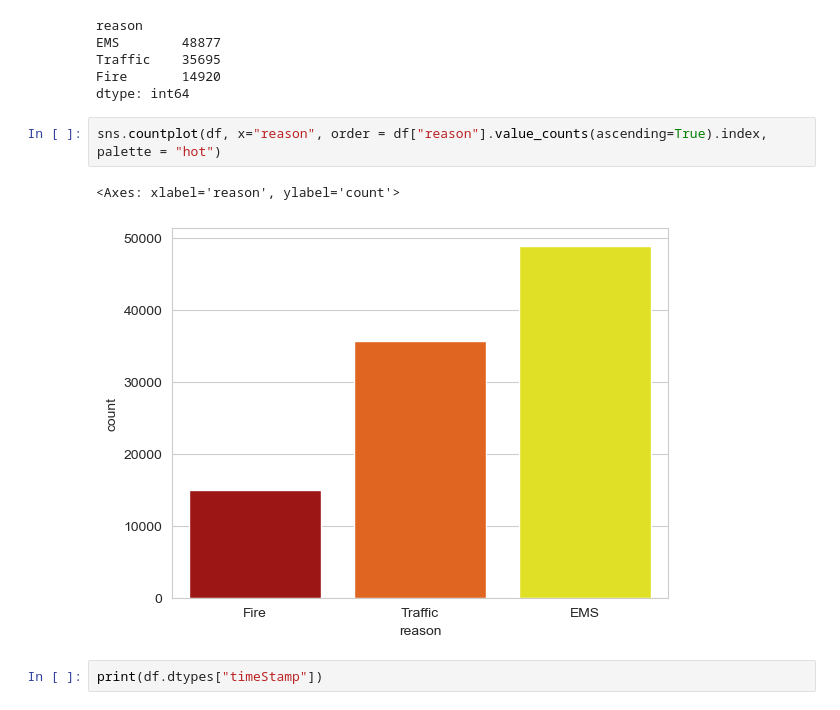
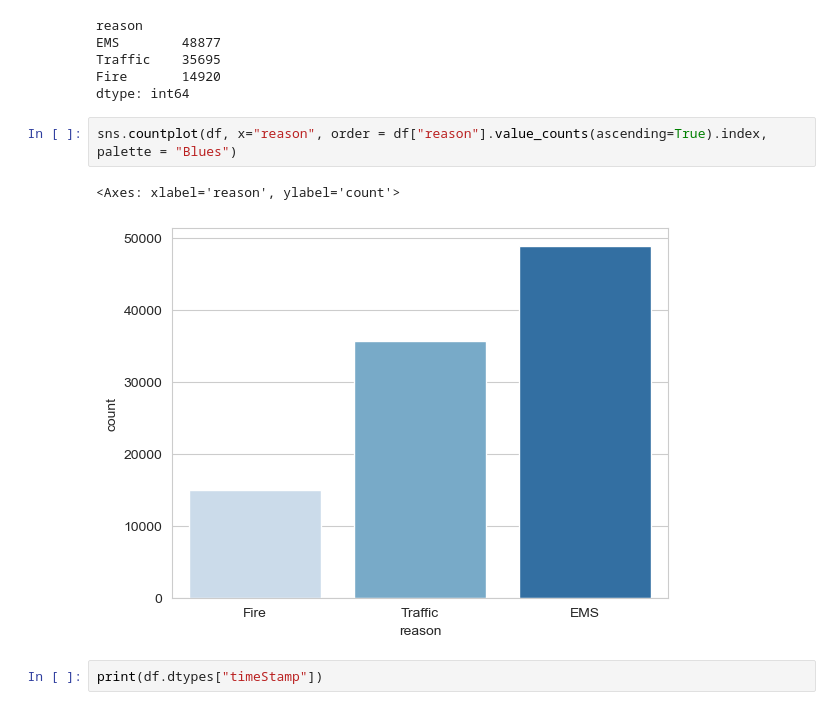
Before and after one commit to Dmlockett/Project2, a Jupyter notebook: Project_2.ipynb, the cells around one changed output. Saved outputs shown, nothing was run; the diff lists cells and outputs as text.

```diff
--- a/Project_2.ipynb
+++ b/Project_2.ipynb
@@ -100,10 +100,10 @@ Traffic    35695
 Fire       14920
 dtype: int64
 # %%
-sns.countplot(df, x="reason", order = df["reason"].value_counts(ascending=True).index, palette = "hot")
+sns.countplot(df, x="reason", order = df["reason"].value_counts(ascending=True).index, palette = "Blues")
 # %% [output]
 <Axes: xlabel='reason', ylabel='count'>
-[figure, old version]
+[figure, new version]
 # %%
 print(df.dtypes["timeStamp"])
 # %% [output]
```
Also changed, not shown: parts of 17 cells of this notebook.
